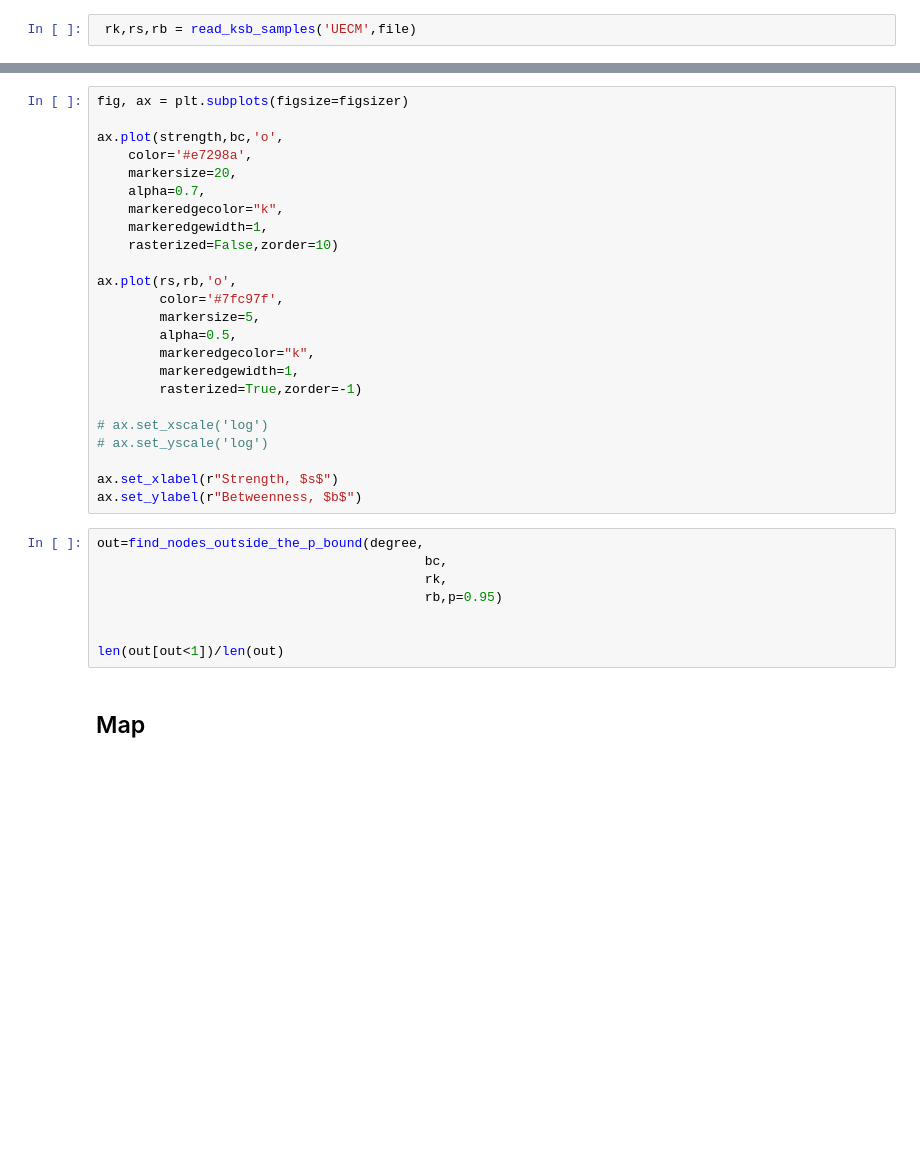
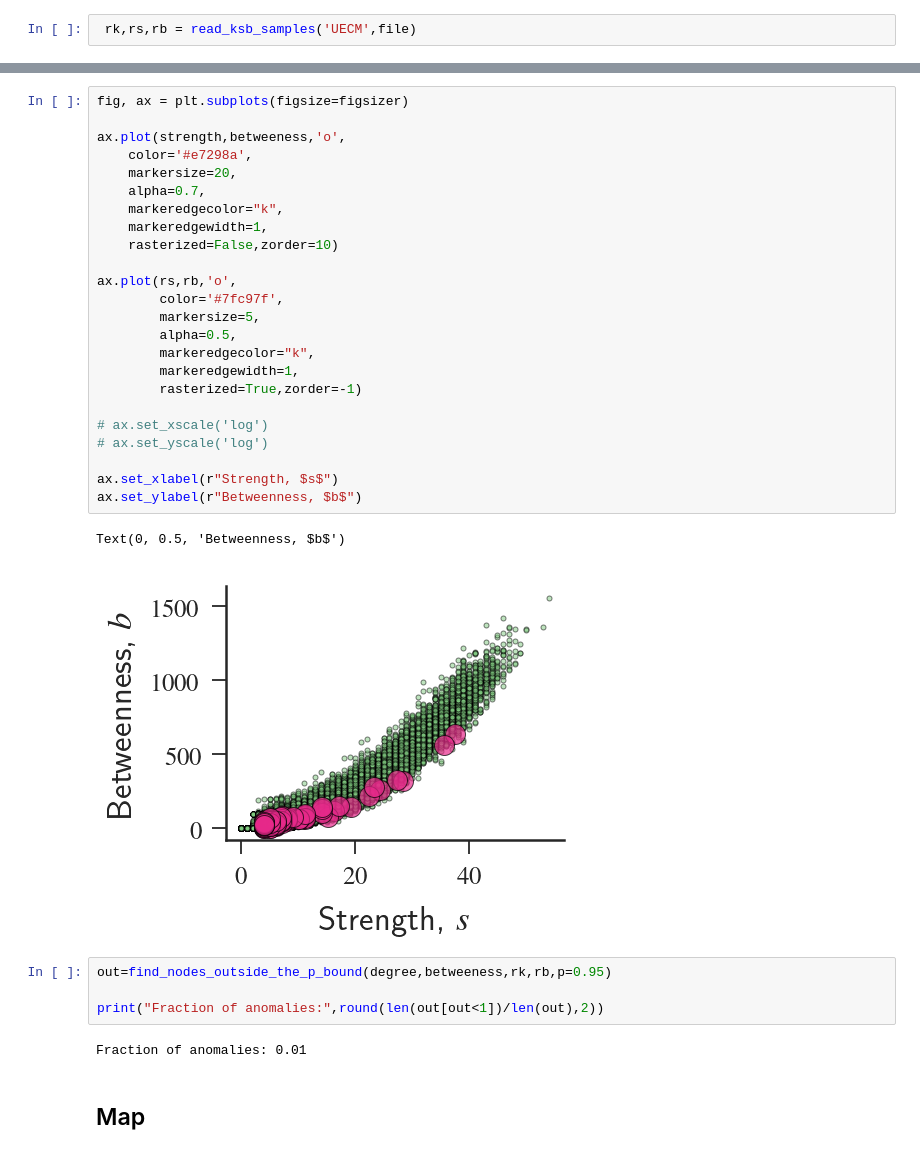
Before and after one commit to lgaalves/CentralityAnomaly, a Jupyter notebook: notebooks/anomaly.ipynb, the cells around one changed output, grey strips where cells are left out. Cells and saved outputs as stored; diff of their text form; blank space fills up the shorter version.

Commit message:
anomaly fraction

```diff
--- a/notebooks/anomaly.ipynb
+++ b/notebooks/anomaly.ipynb
@@ -996,35 +991,36 @@ ax.set_ylabel(r"Betweenness, $b$")
 # %%
 fig, ax = plt.subplots(figsize=figsizer)
 
-ax.plot(strength,bc,'o',
+ax.plot(strength,betweeness,'o',
     color='#e7298a',
     markersize=20,
     alpha=0.7,
     markeredgecolor="k",
     markeredgewidth=1,
     rasterized=False,zorder=10)
 
 ax.plot(rs,rb,'o',
         color='#7fc97f',
         markersize=5,
         alpha=0.5,
         markeredgecolor="k",
         markeredgewidth=1,
         rasterized=True,zorder=-1)
 
 # ax.set_xscale('log')
 # ax.set_yscale('log')
 
 ax.set_xlabel(r"Strength, $s$")
 ax.set_ylabel(r"Betweenness, $b$")
+# %% [output]
+Text(0, 0.5, 'Betweenness, $b$')
+[figure, added]
 # %%
-out=find_nodes_outside_the_p_bound(degree,
-                                          bc,
-                                          rk,
-                                          rb,p=0.95)
+out=find_nodes_outside_the_p_bound(degree,betweeness,rk,rb,p=0.95)
 
-
-len(out[out<1])/len(out)
+print("Fraction of anomalies:",round(len(out[out<1])/len(out),2))
+# %% [output]
+Fraction of anomalies: 0.01
 # %% [markdown]
 ## Map
 # %%
```
Also changed, not shown: parts of 13 cells of this notebook, 3 other files.
